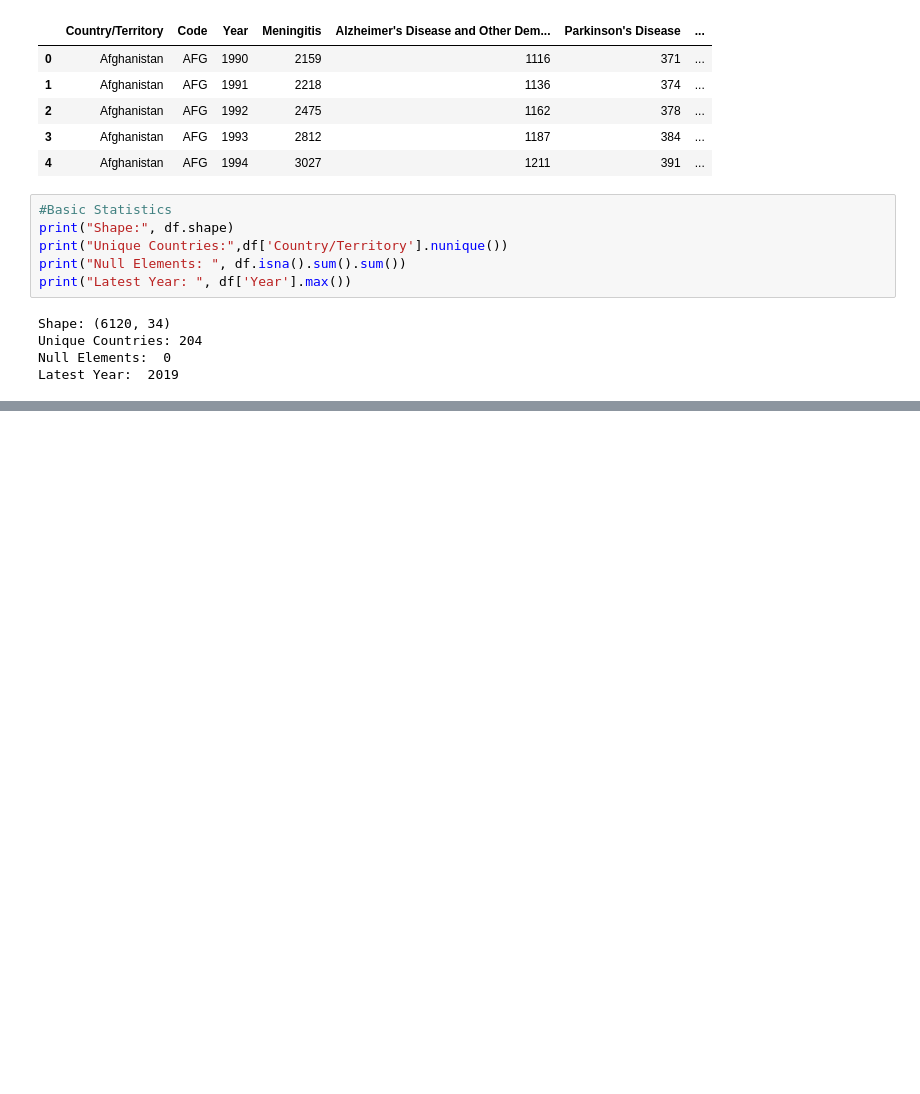
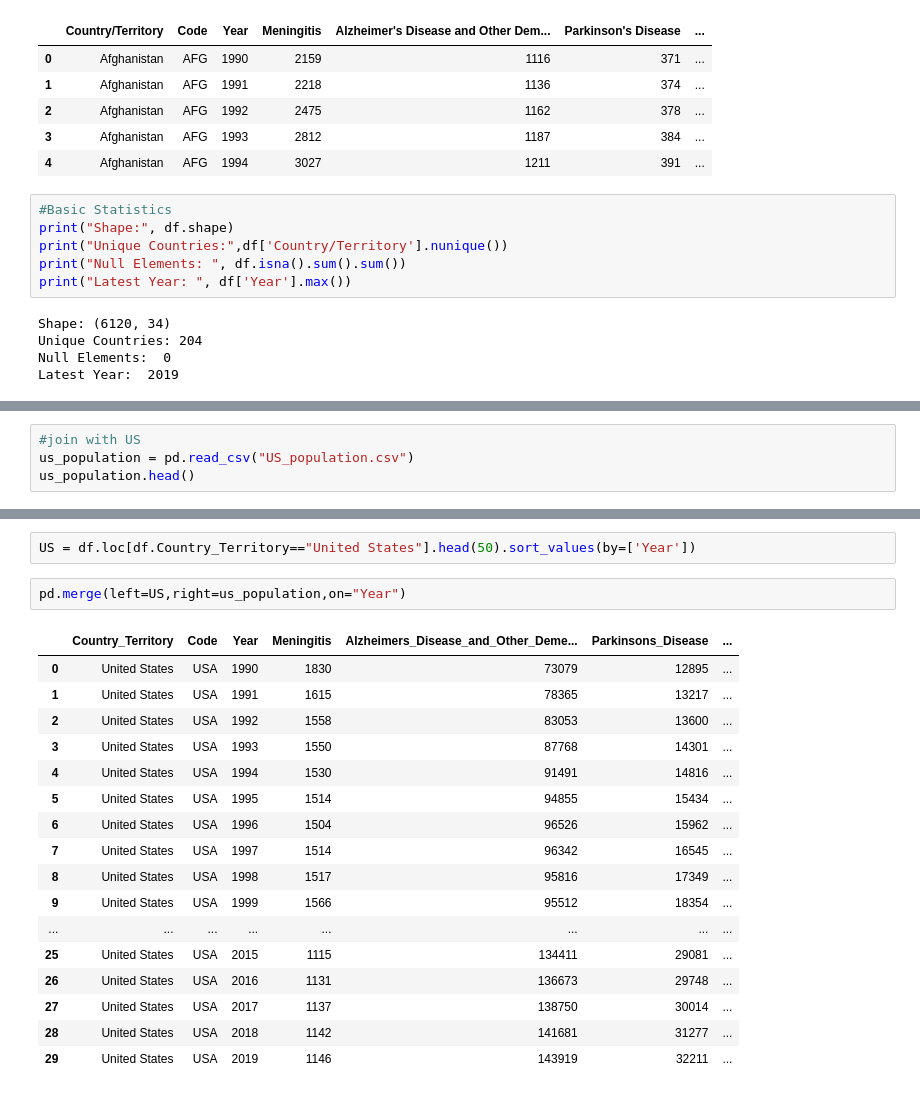
Before and after one commit to jiahongc/Udacity-Data-Science_Project1-Blog, a Jupyter notebook: project_1.ipynb, the cells around one changed output, grey strips where cells are left out. Cells and saved outputs as stored; diff of their text form; blank space fills up the shorter version.

```diff
--- a/project_1.ipynb
+++ b/project_1.ipynb
@@ -97,0 +148,4 @@ chart
+# %%
+#join with US
+us_population = pd.read_csv("US_population.csv")
+us_population.head()
@@ -97,0 +159,22 @@ chart
+# %%
+US = df.loc[df.Country_Territory=="United States"].head(50).sort_values(by=['Year'])
+# %%
+pd.merge(left=US,right=us_population,on="Year")
+# %% [output]
+|  | Country_Territory | Code | Year | Meningitis | Alzheimers_Disease_and_Other_Deme... | Parkinsons_Disease | ... |
+| 0 | United States | USA | 1990 | 1830 | 73079 | 12895 | ... |
+| 1 | United States | USA | 1991 | 1615 | 78365 | 13217 | ... |
+| 2 | United States | USA | 1992 | 1558 | 83053 | 13600 | ... |
+| 3 | United States | USA | 1993 | 1550 | 87768 | 14301 | ... |
+| 4 | United States | USA | 1994 | 1530 | 91491 | 14816 | ... |
+| 5 | United States | USA | 1995 | 1514 | 94855 | 15434 | ... |
+| 6 | United States | USA | 1996 | 1504 | 96526 | 15962 | ... |
+| 7 | United States | USA | 1997 | 1514 | 96342 | 16545 | ... |
+| 8 | United States | USA | 1998 | 1517 | 95816 | 17349 | ... |
+| 9 | United States | USA | 1999 | 1566 | 95512 | 18354 | ... |
+| ... | ... | ... | ... | ... | ... | ... | ... |
+| 25 | United States | USA | 2015 | 1115 | 134411 | 29081 | ... |
+| 26 | United States | USA | 2016 | 1131 | 136673 | 29748 | ... |
+| 27 | United States | USA | 2017 | 1137 | 138750 | 30014 | ... |
+| 28 | United States | USA | 2018 | 1142 | 141681 | 31277 | ... |
+| 29 | United States | USA | 2019 | 1146 | 143919 | 32211 | ... |
```
Also changed, not shown: parts of 13 cells of this notebook, 3 other files.
